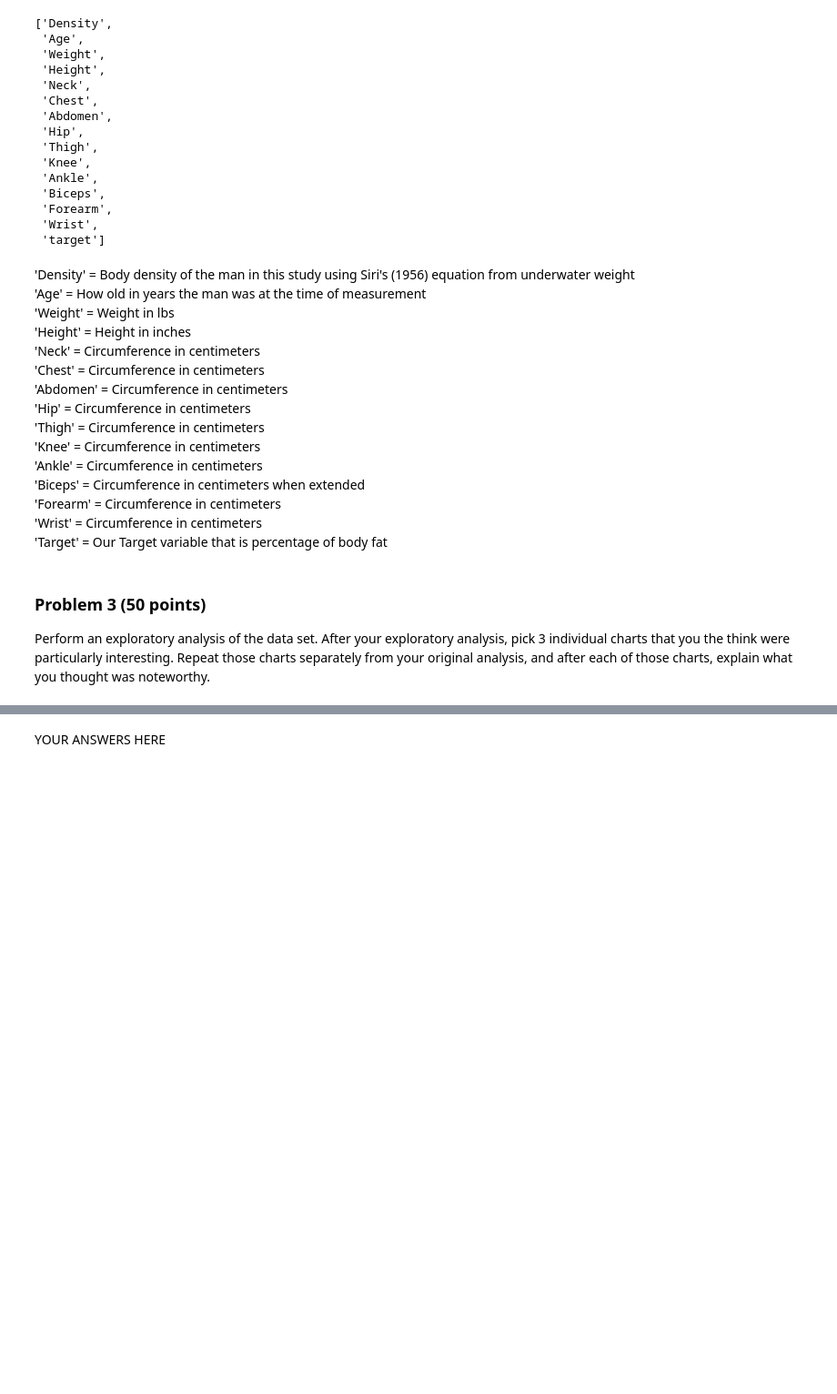
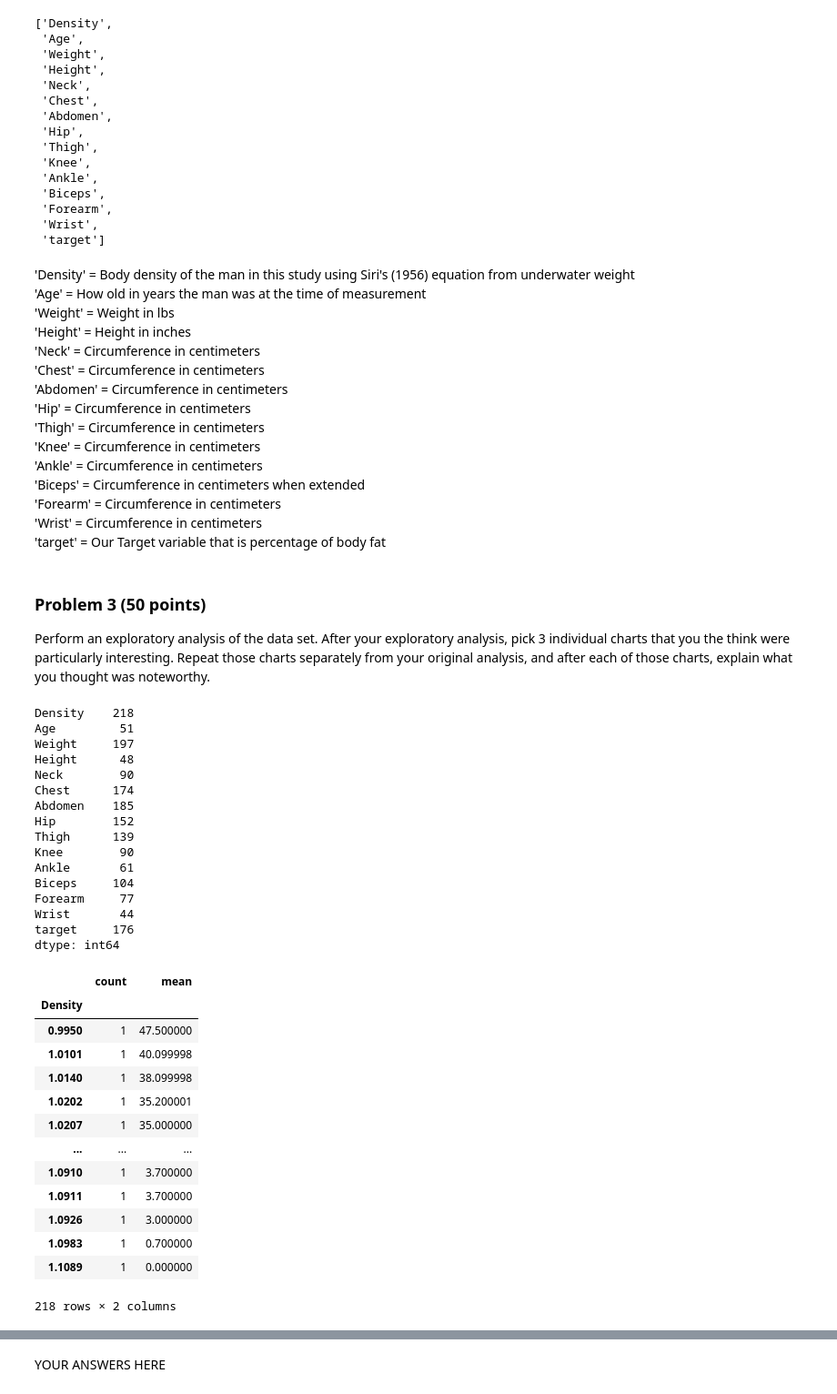
Before and after one commit to JonG-2025/dx602-final-project, a Jupyter notebook: project.ipynb, the cells around one changed output, grey strips where cells are left out. Shown at 91% size. Drawn from its saved outputs; the diff is of its cells as text; code cells hidden in the pictures; blank space fills up the shorter version.

```diff
--- a/project.ipynb
+++ b/project.ipynb
@@ -124,7 +124,7 @@ list(body_fat_df.columns)
 'Biceps' = Circumference in centimeters when extended <br>
 'Forearm' = Circumference in centimeters <br>
 'Wrist' = Circumference in centimeters <br>
-'Target' = Our Target variable that is percentage of body fat <br>
+'target' = Our Target variable that is percentage of body fat <br>
 # %% [markdown]
 ### Problem 3 (50 points)
 
@@ -135,0 +134,34 @@ Repeat those charts separately from your original analysis, and after each of th
+# %%
+print(body_fat_df.nunique())
+body_fat_df.groupby(["Density"])["target"].agg(["count", "mean"]).sort_values("mean", ascending=False)
+# %% [output]
+Density    218
+Age         51
+Weight     197
+Height      48
+Neck        90
+Chest      174
+Abdomen    185
+Hip        152
+Thigh      139
+Knee        90
+Ankle       61
+Biceps     104
+Forearm     77
+Wrist       44
+target     176
+dtype: int64
+|  | count | mean |
+| Density |  |  |
+| 0.9950 | 1 | 47.500000 |
+| 1.0101 | 1 | 40.099998 |
+| 1.0140 | 1 | 38.099998 |
+| 1.0202 | 1 | 35.200001 |
+| 1.0207 | 1 | 35.000000 |
+| ... | ... | ... |
+| 1.0910 | 1 | 3.700000 |
+| 1.0911 | 1 | 3.700000 |
+| 1.0926 | 1 | 3.000000 |
+| 1.0983 | 1 | 0.700000 |
+| 1.1089 | 1 | 0.000000 |
+218 rows × 2 columns
```
Also changed, not shown: parts of 3 cells of this notebook.
